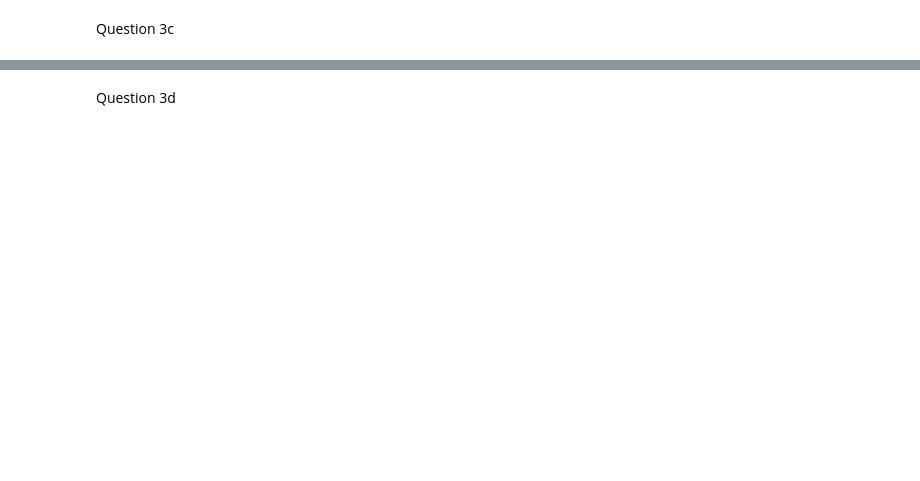
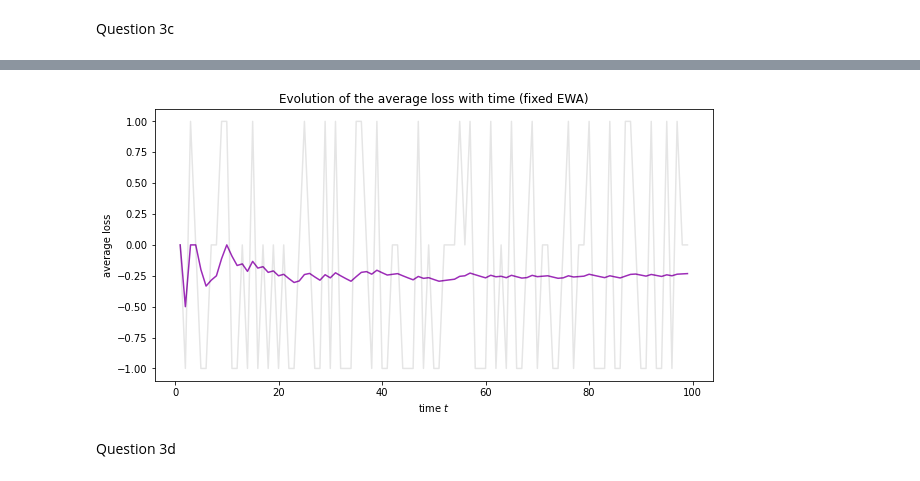
Before and after one commit to clementgr/sequential-learning, a Jupyter notebook: part1.ipynb, the cells around one changed output, grey strips where cells are left out. Saved outputs shown, nothing was run; the diff lists cells and outputs as text; code cells hidden in the pictures; blank space fills up the shorter version.

```diff
--- a/part1.ipynb
+++ b/part1.ipynb
@@ -82,5 +90,7 @@ plot_loss(loss[0], save_fig=True, algo='fixed EWA')
 # %%
-plot_avg_loss(loss[0], save_fig=True, algo='fixed EWA')
+plot_avg_loss(loss[0], save_fig=save_fig_flag, algo='fixed EWA')
+# %% [output]
+[figure, added]
 # %% [markdown]
 Question 3d
 # %%
```
Also changed, not shown: parts of 36 cells of this notebook, 10 other files.
